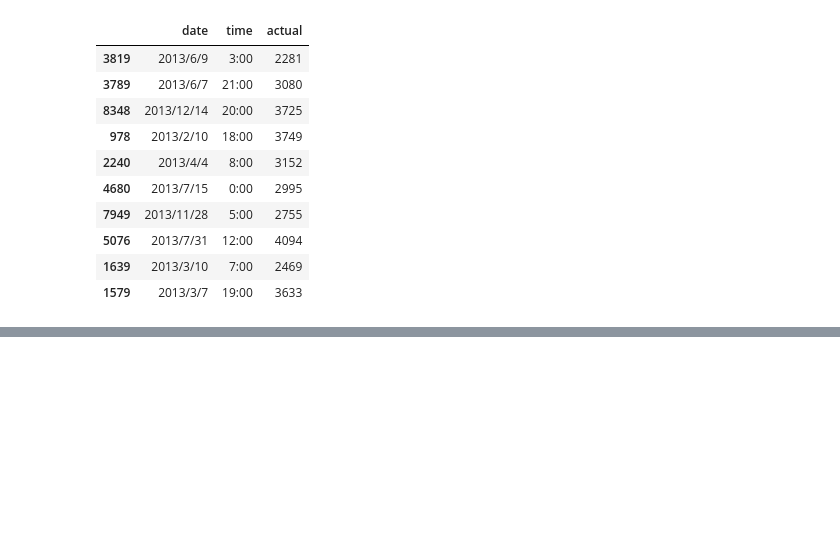
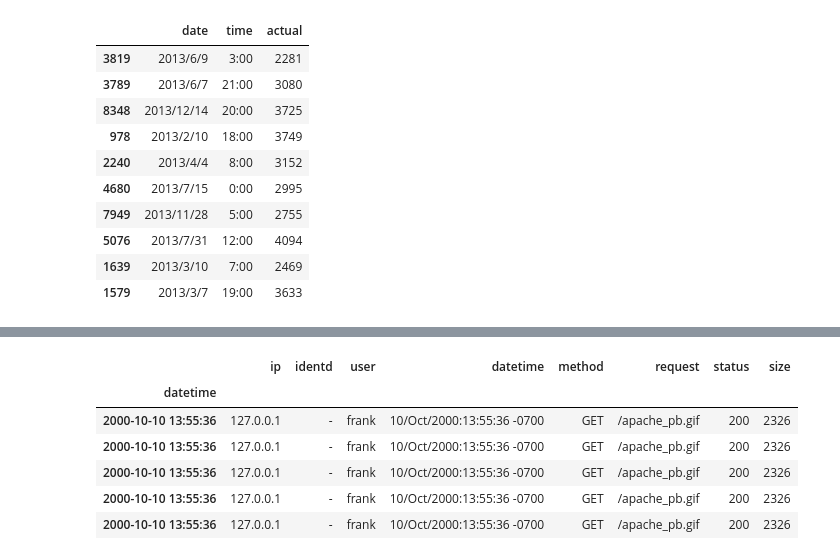
Before and after one commit to civic/data-python, a Jupyter notebook: atmarkit-04.ipynb, the cells around one changed output, grey strips where cells are left out. Saved outputs shown, nothing was run; the diff lists cells and outputs as text; code cells hidden in the pictures; blank space fills up the shorter version.

```diff
--- a/atmarkit-04.ipynb
+++ b/atmarkit-04.ipynb
@@ -184,0 +203,4 @@ df.take(samples) #dfから指定したインデックスの要素を抽出
+# %%
+df_log = pd.read_csv('data/formated.csv',
+                     header=None,
+                     names=['ip', 'identd', 'user', 'datetime', 'method', 'request', 'status', 'size'])
@@ -184,0 +216,12 @@ df.take(samples) #dfから指定したインデックスの要素を抽出
+# %%
+df_log.index = pd.to_datetime(df_log['datetime'], format='%d/%b/%Y:%H:%M:%S -0700')
+# %%
+df_log
+# %% [output]
+|  | ip | identd | user | datetime | method | request | status | size |
+| datetime |  |  |  |  |  |  |  |  |
+| 2000-10-10 13:55:36 | 127.0.0.1 | - | frank | 10/Oct/2000:13:55:36 -0700 | GET | /apache_pb.gif | 200 | 2326 |
+| 2000-10-10 13:55:36 | 127.0.0.1 | - | frank | 10/Oct/2000:13:55:36 -0700 | GET | /apache_pb.gif | 200 | 2326 |
+| 2000-10-10 13:55:36 | 127.0.0.1 | - | frank | 10/Oct/2000:13:55:36 -0700 | GET | /apache_pb.gif | 200 | 2326 |
+| 2000-10-10 13:55:36 | 127.0.0.1 | - | frank | 10/Oct/2000:13:55:36 -0700 | GET | /apache_pb.gif | 200 | 2326 |
+| 2000-10-10 13:55:36 | 127.0.0.1 | - | frank | 10/Oct/2000:13:55:36 -0700 | GET | /apache_pb.gif | 200 | 2326 |
```
Also changed, not shown: parts of 6 cells of this notebook, 1 other file.
